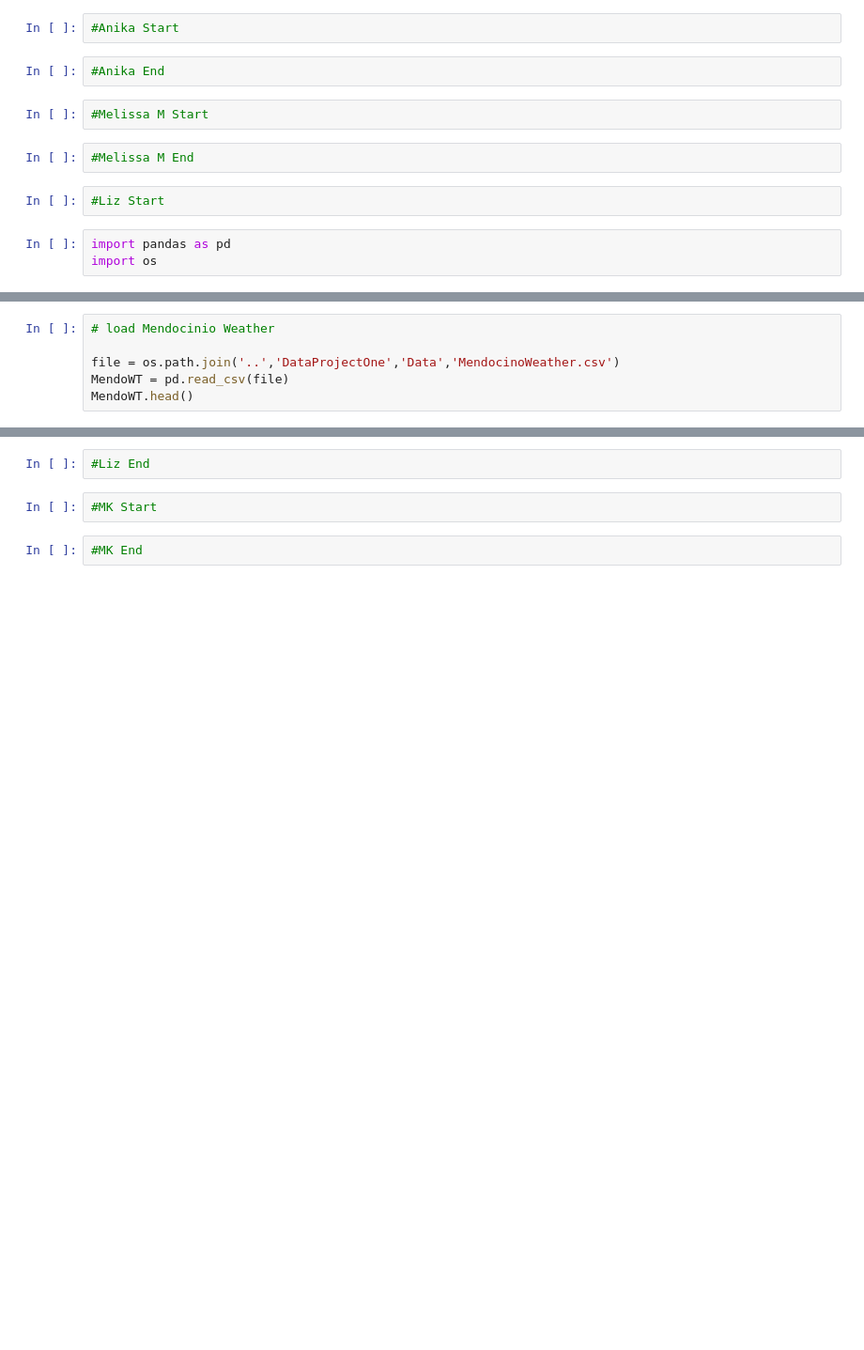
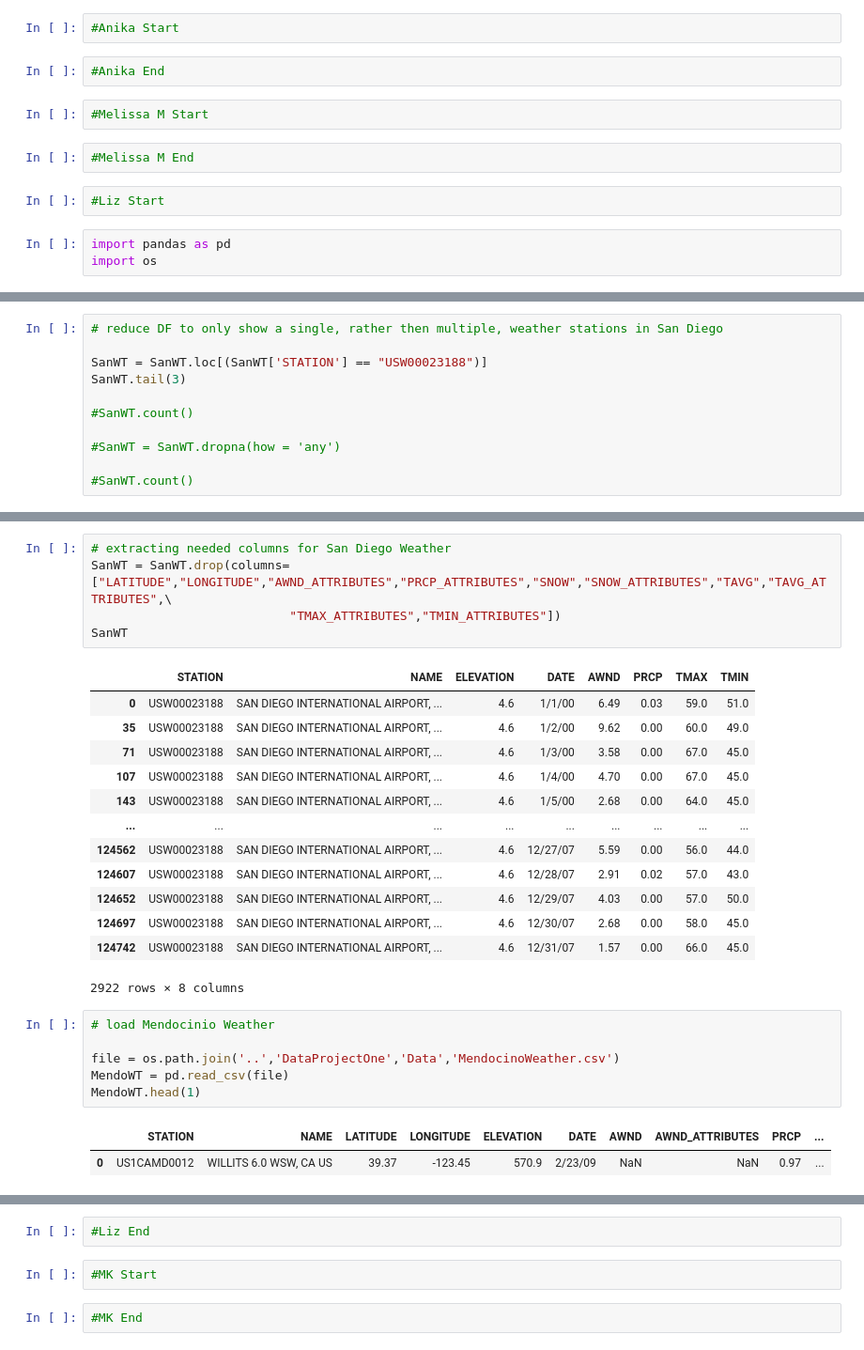
Before and after one commit to anikajohnson/DataProjectOne, a Jupyter notebook: DataProjectOne.ipynb, the cells around one changed output, grey strips where cells are left out. Shown: that part at 94% size. Cells and saved outputs as stored; diff of their text form; blank space fills up the shorter version.

Commit message:
cleaned up weather.csv to show single station and reduced columns

```diff
--- a/DataProjectOne.ipynb
+++ b/DataProjectOne.ipynb
@@ -38,0 +63,11 @@ SanWT.head()
+# %%
+# reduce DF to only show a single, rather then multiple, weather stations in San Diego
+
+SanWT = SanWT.loc[(SanWT['STATION'] == "USW00023188")]
+SanWT.tail(3)
+
+#SanWT.count()
+
+#SanWT = SanWT.dropna(how = 'any')
+
+#SanWT.count()
@@ -39,6 +79,28 @@ SanWT.head()
+# %%
+# extracting needed columns for San Diego Weather
+SanWT = SanWT.drop(columns=["LATITUDE","LONGITUDE","AWND_ATTRIBUTES","PRCP_ATTRIBUTES","SNOW","SNOW_ATTRIBUTES","TAVG","TAVG_ATTRIBUTES",\
+                           "TMAX_ATTRIBUTES","TMIN_ATTRIBUTES"])
+SanWT
+# %% [output]
+|  | STATION | NAME | ELEVATION | DATE | AWND | PRCP | TMAX | TMIN |
+| 0 | USW00023188 | SAN DIEGO INTERNATIONAL AIRPORT, ... | 4.6 | 1/1/00 | 6.49 | 0.03 | 59.0 | 51.0 |
+| 35 | USW00023188 | SAN DIEGO INTERNATIONAL AIRPORT, ... | 4.6 | 1/2/00 | 9.62 | 0.00 | 60.0 | 49.0 |
+| 71 | USW00023188 | SAN DIEGO INTERNATIONAL AIRPORT, ... | 4.6 | 1/3/00 | 3.58 | 0.00 | 67.0 | 45.0 |
+| 107 | USW00023188 | SAN DIEGO INTERNATIONAL AIRPORT, ... | 4.6 | 1/4/00 | 4.70 | 0.00 | 67.0 | 45.0 |
+| 143 | USW00023188 | SAN DIEGO INTERNATIONAL AIRPORT, ... | 4.6 | 1/5/00 | 2.68 | 0.00 | 64.0 | 45.0 |
+| ... | ... | ... | ... | ... | ... | ... | ... | ... |
+| 124562 | USW00023188 | SAN DIEGO INTERNATIONAL AIRPORT, ... | 4.6 | 12/27/07 | 5.59 | 0.00 | 56.0 | 44.0 |
+| 124607 | USW00023188 | SAN DIEGO INTERNATIONAL AIRPORT, ... | 4.6 | 12/28/07 | 2.91 | 0.02 | 57.0 | 43.0 |
+| 124652 | USW00023188 | SAN DIEGO INTERNATIONAL AIRPORT, ... | 4.6 | 12/29/07 | 4.03 | 0.00 | 57.0 | 50.0 |
+| 124697 | USW00023188 | SAN DIEGO INTERNATIONAL AIRPORT, ... | 4.6 | 12/30/07 | 2.68 | 0.00 | 58.0 | 45.0 |
+| 124742 | USW00023188 | SAN DIEGO INTERNATIONAL AIRPORT, ... | 4.6 | 12/31/07 | 1.57 | 0.00 | 66.0 | 45.0 |
+2922 rows × 8 columns
 # %%
 # load Mendocinio Weather
 
 file = os.path.join('..','DataProjectOne','Data','MendocinoWeather.csv')
 MendoWT = pd.read_csv(file)
-MendoWT.head()
+MendoWT.head(1)
+# %% [output]
+|  | STATION | NAME | LATITUDE | LONGITUDE | ELEVATION | DATE | AWND | AWND_ATTRIBUTES | PRCP | ... |
+| 0 | US1CAMD0012 | WILLITS 6.0 WSW, CA US | 39.37 | -123.45 | 570.9 | 2/23/09 | NaN | NaN | 0.97 | ... |
```
Also changed, not shown: parts of 10 cells of this notebook.
